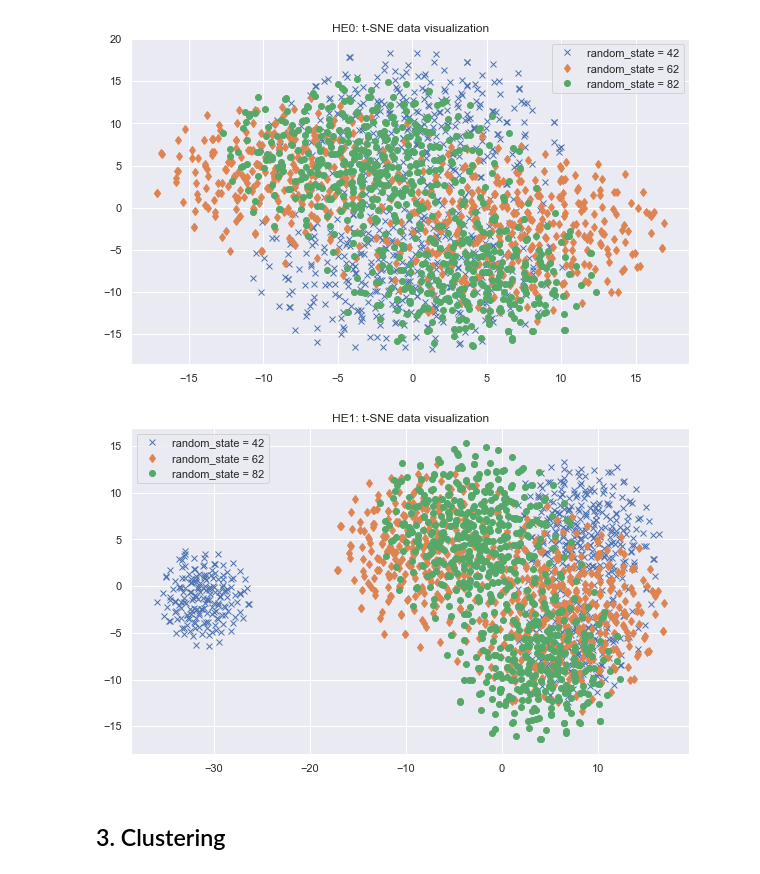
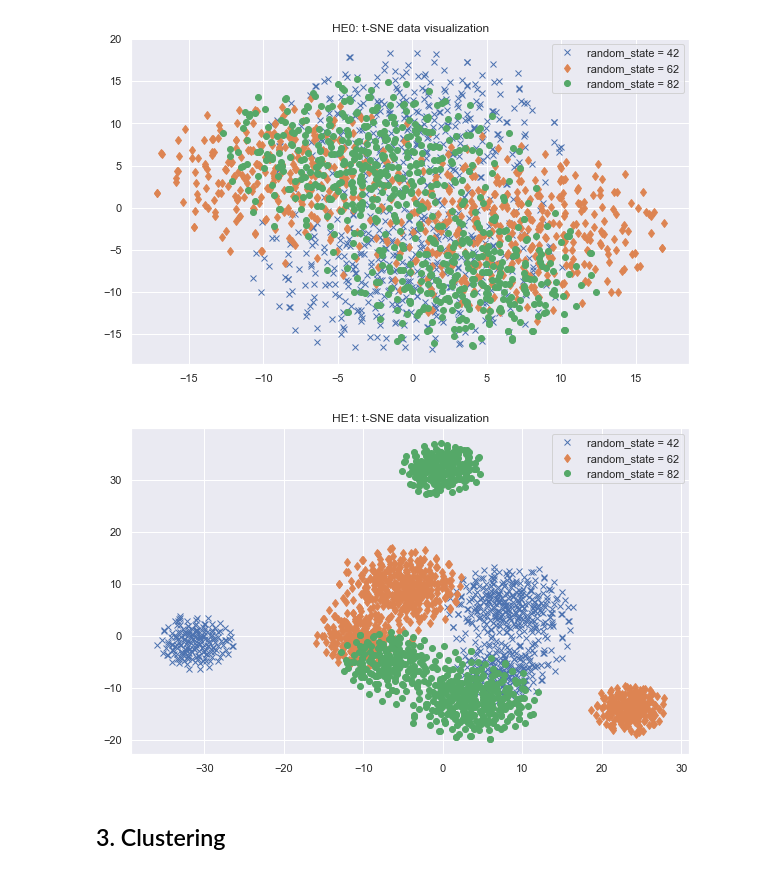
Before and after one commit to gowthamkuntumalla/Data_Analytics_for_Hepatic_Encephalopathy_MP, a Jupyter notebook: MP2_Akhilesh.ipynb, the cells around one changed output. Drawn from its saved outputs; the diff is of its cells as text; code cells hidden in the pictures.

```diff
--- a/MP2_Akhilesh.ipynb
+++ b/MP2_Akhilesh.ipynb
@@ -562,18 +562,18 @@ plt.show()
 # %%
 plt.figure(figsize=(10,6))
 he1_embedded = TSNE(n_components=2, random_state = 42).fit_transform(he1_df.set_index("Microbe Name").transpose())
 plt.plot(he1_embedded.T[0],he1_embedded.T[1], 'x', label='random_state = 42')
 
-he1_embedded = TSNE(n_components=2, random_state = 62).fit_transform(he0_df.set_index("Microbe Name").transpose())
+he1_embedded = TSNE(n_components=2, random_state = 62).fit_transform(he1_df.set_index("Microbe Name").transpose())
 plt.plot(he1_embedded.T[0],he1_embedded.T[1], 'd', label='random_state = 62')
 
-he1_embedded = TSNE(n_components=2, random_state = 82).fit_transform(he0_df.set_index("Microbe Name").transpose())
+he1_embedded = TSNE(n_components=2, random_state = 82).fit_transform(he1_df.set_index("Microbe Name").transpose())
 plt.plot(he1_embedded.T[0],he1_embedded.T[1], 'o', label='random_state = 82')
 plt.title("HE1: t-SNE data visualization")
 plt.legend()
 plt.show()
 # %% [output]
-[figure, old version]
+[figure, new version]
 # %% [markdown]
 ## 3. Clustering
 # %% [markdown]
```
Also changed, not shown: parts of 7 cells of this notebook, 5 other files.
